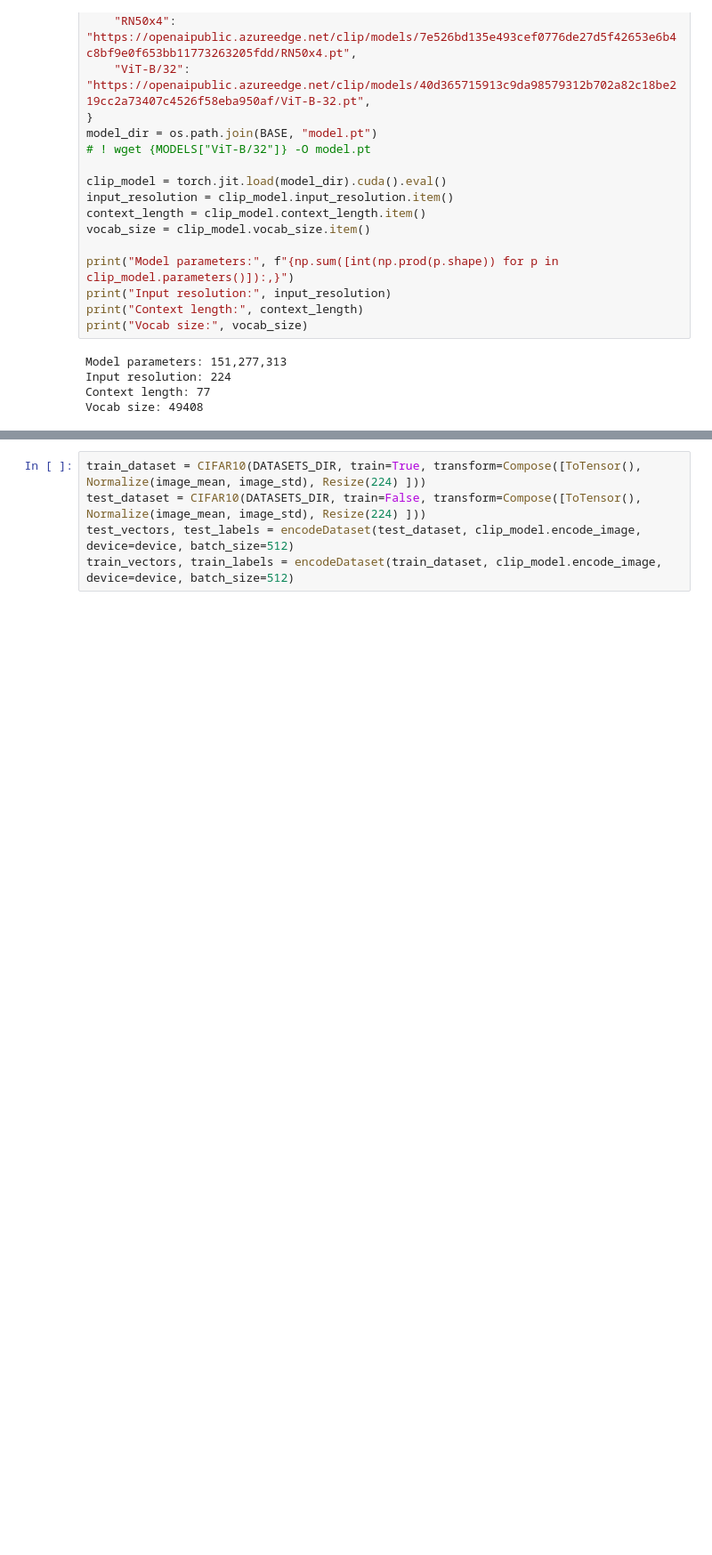
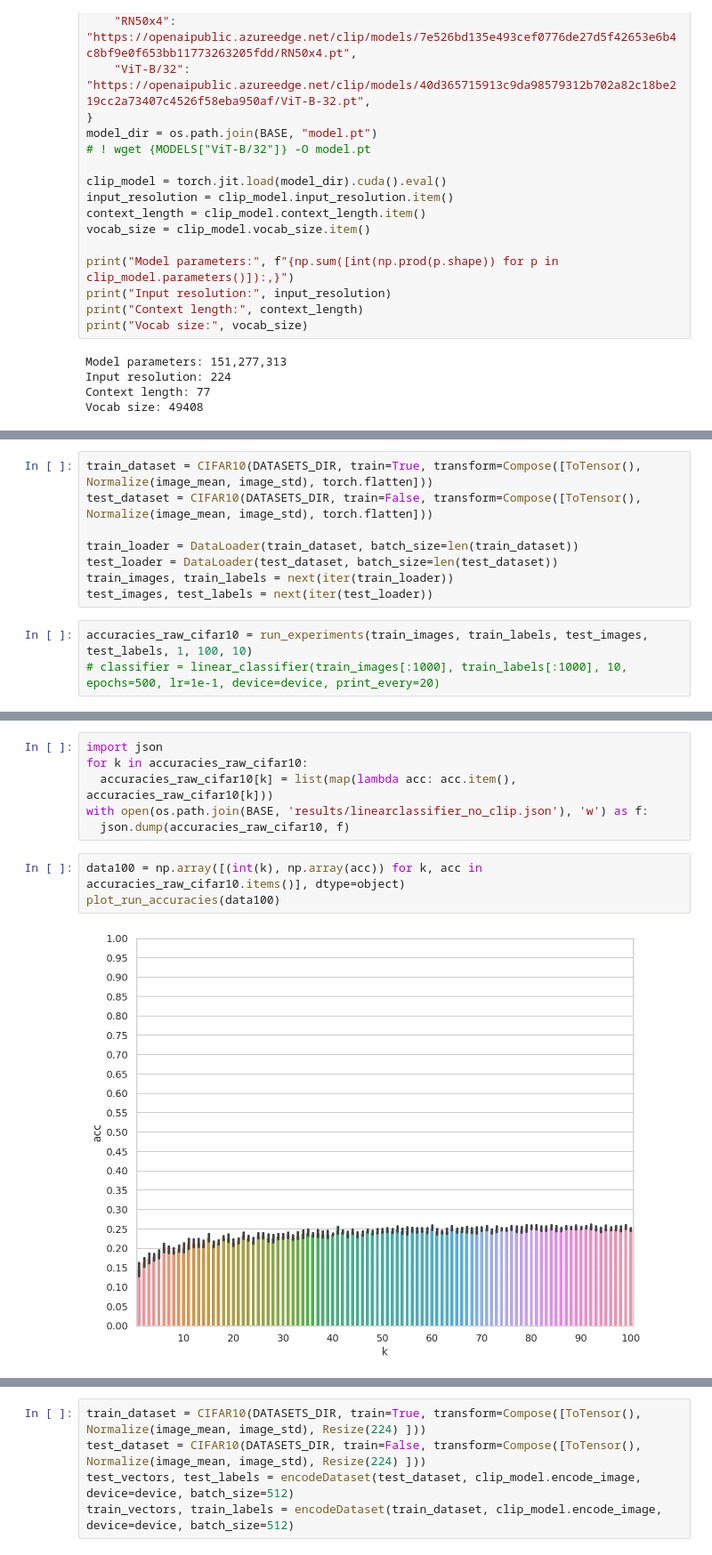
Before and after one commit to jerrychen109/CLIP-fewshot, a Jupyter notebook: LinearClassifier.ipynb, the cells around one changed output, grey strips where cells are left out. Shown at 89% size. Cells and saved outputs as stored; diff of their text form; blank space fills up the shorter version.

Commit message:
raw image linear classifier results

```diff
--- a/LinearClassifier.ipynb
+++ b/LinearClassifier.ipynb
@@ -136,0 +165,11 @@ image_mean, image_std = images.mean(), images.std()
+# %%
+train_dataset = CIFAR10(DATASETS_DIR, train=True, transform=Compose([ToTensor(), Normalize(image_mean, image_std), torch.flatten]))
+test_dataset = CIFAR10(DATASETS_DIR, train=False, transform=Compose([ToTensor(), Normalize(image_mean, image_std), torch.flatten]))
+
+train_loader = DataLoader(train_dataset, batch_size=len(train_dataset))
+test_loader = DataLoader(test_dataset, batch_size=len(test_dataset))
+train_images, train_labels = next(iter(train_loader))
+test_images, test_labels = next(iter(test_loader))
+# %%
+accuracies_raw_cifar10 = run_experiments(train_images, train_labels, test_images, test_labels, 1, 100, 10)
+# classifier = linear_classifier(train_images[:1000], train_labels[:1000], 10, epochs=500, lr=1e-1, device=device, print_every=20)
@@ -136,0 +194,11 @@ image_mean, image_std = images.mean(), images.std()
+# %%
+import json
+for k in accuracies_raw_cifar10:
+  accuracies_raw_cifar10[k] = list(map(lambda acc: acc.item(), accuracies_raw_cifar10[k]))
+with open(os.path.join(BASE, 'results/linearclassifier_no_clip.json'), 'w') as f:
+  json.dump(accuracies_raw_cifar10, f)
+# %%
+data100 = np.array([(int(k), np.array(acc)) for k, acc in accuracies_raw_cifar10.items()], dtype=object)
+plot_run_accuracies(data100)
+# %% [output]
+[figure, added]
```
Also changed, not shown: parts of 15 cells of this notebook, 1 other file.
